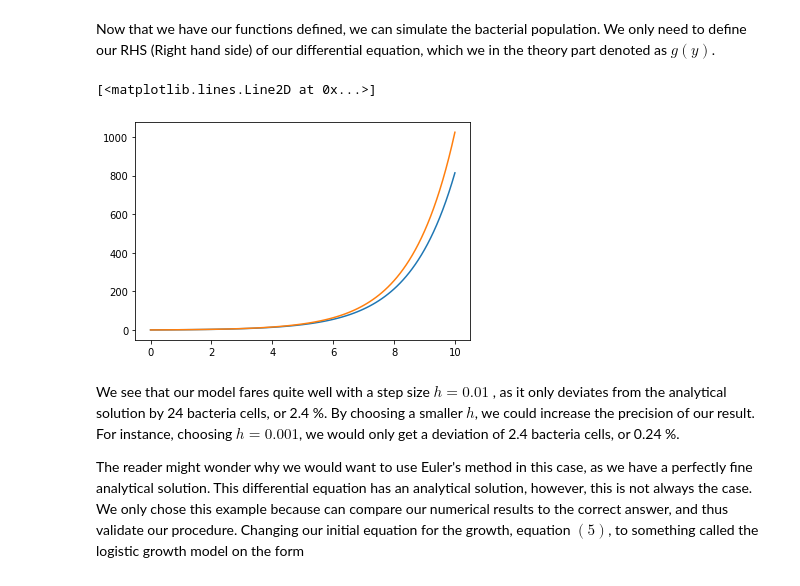
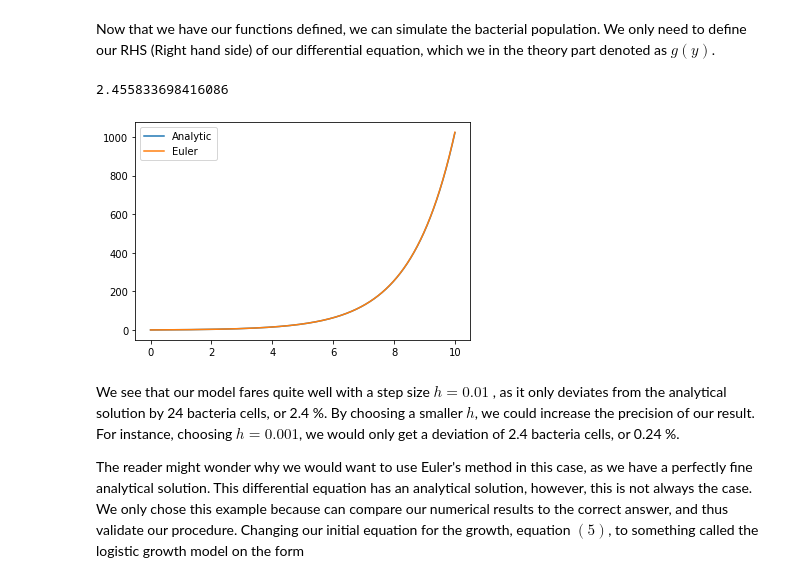
Before and after one commit to MarioBolanos/Modelado-y-Simulacion, a Jupyter notebook: Eulers_method__1.ipynb, the cells around one changed output. Drawn from its saved outputs; the diff is of its cells as text; code cells hidden in the pictures.

```diff
--- a/Eulers_method__1.ipynb
+++ b/Eulers_method__1.ipynb
@@ -143,21 +143,24 @@ Now that we have our functions defined, we can simulate the bacterial population
 # %%
 def g(y):
   crecimiento=np.log(2)*y
   return crecimiento
 
 
 y_0=1
-h=0.1
+h=0.001
 t_0=0
 t_N=10
 
 t_list,y_list=euler(h,g,y_0, t_0,t_N)
-plt.plot(t_list,y_list)
+plt.plot(t_list,y_list, label='Analytic')
 
-plt.plot(t_list, np.power(2,t_list))
+plt.plot(t_list, np.power(2,t_list),label='Euler')
+plt.legend()
+
+print(np.abs(y_list[-1]-np.power(2,t_list[-1])))
 # %% [output]
-[<matplotlib.lines.Line2D at 0x...>]
+2.455833698416086
-[figure, old version]
+[figure, new version]
 # %% [markdown]
 We see that our model fares quite well with a step size $h=0.0
 1$, as it only deviates from the analytical solution by 24 bacteria cells, or 2.4 %. By choosing a smaller $h$, we could increase the precision of our result. For instance, choosing $h=0.001$, we would only get a deviation of 2.4 bacteria cells, or 0.24 %.
```
Also changed, not shown: parts of 3 cells of this notebook.
